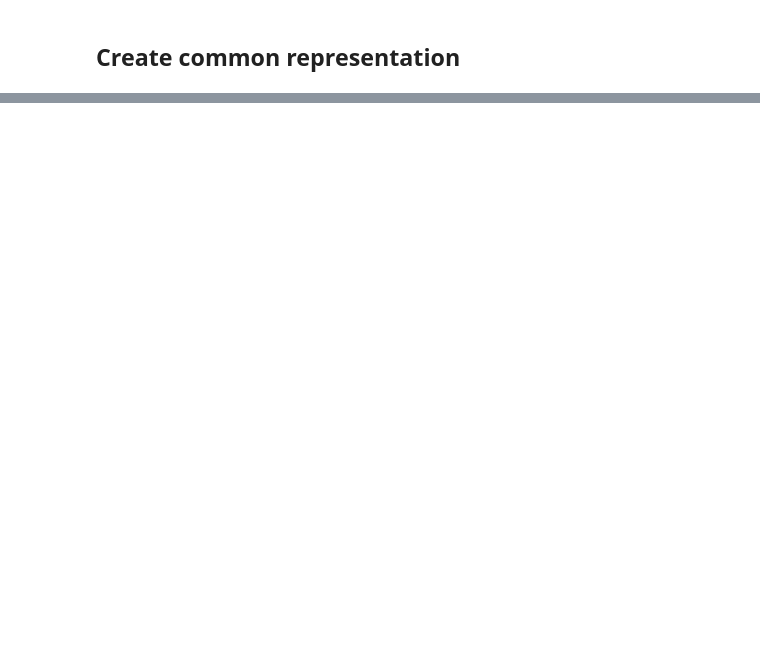
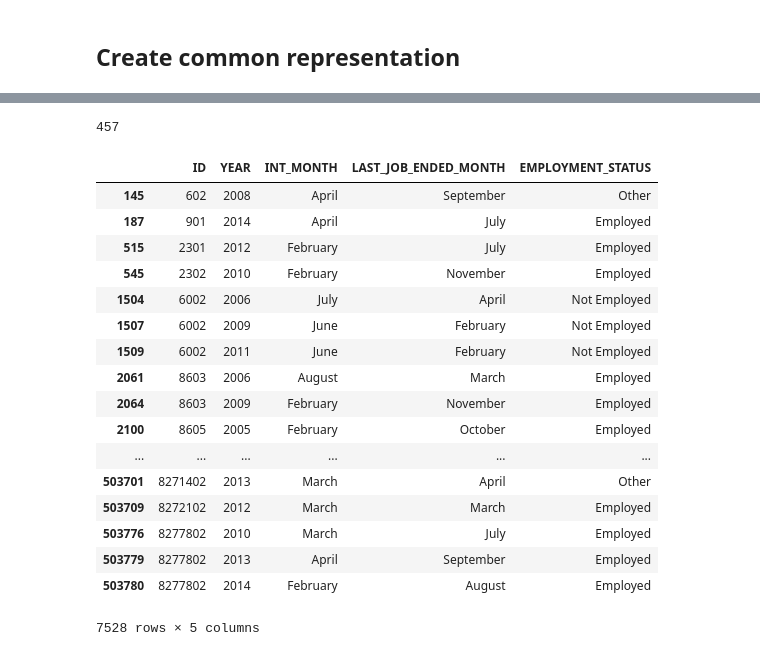
Before and after one commit to tobiasraabe/loc, a Jupyter notebook: src/exploration/explore_create_panel.ipynb, the cells around one changed output, grey strips where cells are left out. Saved outputs shown, nothing was run; the diff lists cells and outputs as text; code cells hidden in the pictures; blank space fills up the shorter version.

Commit message:
Added framework for the final dataset with some covariates but all events. (#23)

```diff
--- a/src/exploration/explore_create_panel.ipynb
+++ b/src/exploration/explore_create_panel.ipynb
@@ -212,7 +219,8 @@ df.EMPLOYMENT_STATUS.cat.as_unordered(inplace=True)
 # %% [markdown]
 ## ``GENDER``
 # %%
-df.GENDER.cat.rename_categories({'[1] Maennlich': 'Male', '[2] Weiblich': 'Female'}, inplace=True)
+gender_dict = {'[1] Maennlich': 'Male', '[2] Weiblich': 'Female'}
+df.GENDER.cat.rename_categories(gender_dict, inplace=True)
 
 filled_gender = df.groupby('ID').GENDER.transform(fill_with_mode)
 df.GENDER = filled_gender.astype('category')
@@ -233,8 +241,8 @@ df.replace({
     'LEGALLY_HANDICAPPED_PERC_SHIFTED': legally_handicapped_perc_dict},
     inplace=True)
 # Calculate change in LEGALLY_HANDICAPPED_PERC
-df['LEGALLY_HANDICAPPED_PERC_CHANGE'] = (df.LEGALLY_HANDICAPPED_PERC -
-                                         df.LEGALLY_HANDICAPPED_PERC_SHIFTED)
+df['LEGALLY_HANDICAPPED_PERC_CHANGE'] = (
+    df.LEGALLY_HANDICAPPED_PERC - df.LEGALLY_HANDICAPPED_PERC_SHIFTED)
 # Drop unneccessary columns
 df.drop(['LEGALLY_HANDICAPPED_PERC', 'LEGALLY_HANDICAPPED_PERC_SHIFTED'],
         axis='columns', inplace=True)
@@ -352,27 +295,28 @@ The following code piece is left here to investigate the loop.
 # %% [markdown]
 ## Create common representation
 # %%
-for var in ['DEATH_CHILD', 'DEATH_FATHER', 'DEATH_HH_PERSON',
-            'DEATH_MOTHER', 'DEATH_PARTNER', 'DIVORCED',
-            'HH_COMP_CHANGE']:
+for var in EVENT_VARIABLES:
     # Shift var_MONTH_PY in the previous year
-    df[var + '_MONTH_PY_SHIFTED'] = df.groupby('ID')[var + '_MONTH_PY'].shift(-1)
+    df[var + '_MONTH_PY_SHIFTED'] = df.groupby(
+        'ID')[var + '_MONTH_PY'].shift(-1)
     # Use var_MONTH_SY where both agree
     df.loc[df[var + '_MONTH_SY'] == df[var + '_MONTH_PY_SHIFTED'],
            var + '_MONTH'] = df[var + '_MONTH_SY']
     # Use var_MONTH_PY_SHIFTED where var_MONTH_SY is NaN
-    df.loc[df[var + '_MONTH_SY'].isnull() & df[var + '_MONTH_PY_SHIFTED'].notnull(),
+    df.loc[df[var + '_MONTH_SY'].isnull() &
+           df[var + '_MONTH_PY_SHIFTED'].notnull(),
            var + '_MONTH'] = df[var + '_MONTH_PY_SHIFTED']
     # Use var_MONTH_SY where var_MONTH_PY_SHIFTED is NaN or they
     # disagree because the PY could be more error prone to memory loss
-    df.loc[df[var + '_MONTH_SY'].notnull() & df[var + '_MONTH_PY_SHIFTED'].isnull(),
+    df.loc[df[var + '_MONTH_SY'].notnull() &
+           df[var + '_MONTH_PY_SHIFTED'].isnull(),
            var + '_MONTH'] = df[var + '_MONTH_SY']
     df.loc[df[var + '_MONTH_SY'] != df[var + '_MONTH_PY_SHIFTED'],
            var + '_MONTH'] = df[var + '_MONTH_SY']
     # Make var_MONTH a categorical
     df[var + '_MONTH'] = df[var + '_MONTH'].astype('category')
-    df[var + '_MONTH'].cat.set_categories(MONTH_DICT.values(), ordered=True,
-                                          inplace=True)
+    df[var + '_MONTH'].cat.set_categories(MONTH_DICT.values(),
+                                          ordered=True, inplace=True)
 
     # Create variable whether var was before the interview to determine
     # timing. Note that, cases where the months of the event and interview
@@ -380,18 +324,9 @@ for var in ['DEATH_CHILD', 'DEATH_FATHER', 'DEATH_HH_PERSON',
     df.loc[df[var + '_MONTH'].notnull(),
            var + '_BEFORE_INTERVIEW'] = df[var + '_MONTH'] < df.INT_MONTH
     # There are some cases in which interview and var coincide. An event
-    # happened before the interview if var_MONTH_SY is not NaN. The opposite
-    # case if var_MONTH_SY is NaN is already flagged as false due to the
-    # previous step
-    df.loc[(df[var + '_MONTH'] == df.INT_MONTH) & df[var + '_MONTH_SY'].notnull(),
+    # happened before the interview if var_MONTH_SY is not NaN. The
+    # opposite case if var_MONTH_SY is NaN is already flagged as false due
+    # to the previous step
+    df.loc[(df[var + '_MONTH'] == df.INT_MONTH) &
+           df[var + '_MONTH_SY'].notnull(),
            var + '_BEFORE_INTERVIEW'] = True
-
-    # Create variable which indicates EVENT_var
-    df.loc[df[var + '_MONTH'].notnull(), 'EVENT_' + var] = True
-    # Delete events before interview in 2005
-    df.loc[(df.YEAR == 2005) & df[var + '_BEFORE_INTERVIEW'], 'EVENT_' + var] = np.nan
-    # Delete events after interview in 2015
-    df.loc[(df.YEAR == 2015) & (df[var + '_BEFORE_INTERVIEW'] == 0), 'EVENT_' + var] = np.nan
-
-    df.drop([var + '_MONTH_SY', var + '_MONTH_PY', var + '_MONTH_PY_SHIFTED'],
-            axis='columns', inplace=True)
@@ -397,0 +390,36 @@ for var in ['DEATH_CHILD', 'DEATH_FATHER', 'DEATH_HH_PERSON',
+# %%
+# Count all observations with the two events in the same year.
+count = 0
+for df_loop in [df_2005_2010, df_2010_2015]:
+    left_var = list(EVENT_VARIABLES)
+    for var in EVENT_VARIABLES:
+        left_var.remove(var)
+        for sub_var in left_var:
+            if df_loop[df_loop[var + '_MONTH'].notnull() & df_loop[sub_var + '_MONTH'].notnull()].shape[0]:
+#                 print(df_loop.loc[df_loop[var + '_MONTH'] == df_loop[sub_var + '_MONTH'],
+#                              ['ID', 'YEAR', var + '_MONTH', sub_var + '_MONTH']])
+                count += df_loop[df_loop[var + '_MONTH'].notnull() & df_loop[sub_var + '_MONTH'].notnull()].shape[0]
+count
+# %% [output]
+457
+# %%
+df.loc[df.LAST_JOB_ENDED_MONTH.notnull(), ['ID', 'YEAR', 'INT_MONTH', 'LAST_JOB_ENDED_MONTH', 'EMPLOYMENT_STATUS']]
+# %% [output]
+|  | ID | YEAR | INT_MONTH | LAST_JOB_ENDED_MONTH | EMPLOYMENT_STATUS |
+| 145 | 602 | 2008 | April | September | Other |
+| 187 | 901 | 2014 | April | July | Employed |
+| 515 | 2301 | 2012 | February | July | Employed |
+| 545 | 2302 | 2010 | February | November | Employed |
+| 1504 | 6002 | 2006 | July | April | Not Employed |
+| 1507 | 6002 | 2009 | June | February | Not Employed |
+| 1509 | 6002 | 2011 | June | February | Not Employed |
+| 2061 | 8603 | 2006 | August | March | Employed |
+| 2064 | 8603 | 2009 | February | November | Employed |
+| 2100 | 8605 | 2005 | February | October | Employed |
+| ... | ... | ... | ... | ... | ... |
+| 503701 | 8271402 | 2013 | March | April | Other |
+| 503709 | 8272102 | 2012 | March | March | Employed |
+| 503776 | 8277802 | 2010 | March | July | Employed |
+| 503779 | 8277802 | 2013 | April | September | Employed |
+| 503780 | 8277802 | 2014 | February | August | Employed |
+7528 rows × 5 columns
```
Also changed, not shown: parts of 22 cells of this notebook, 8 other files.
